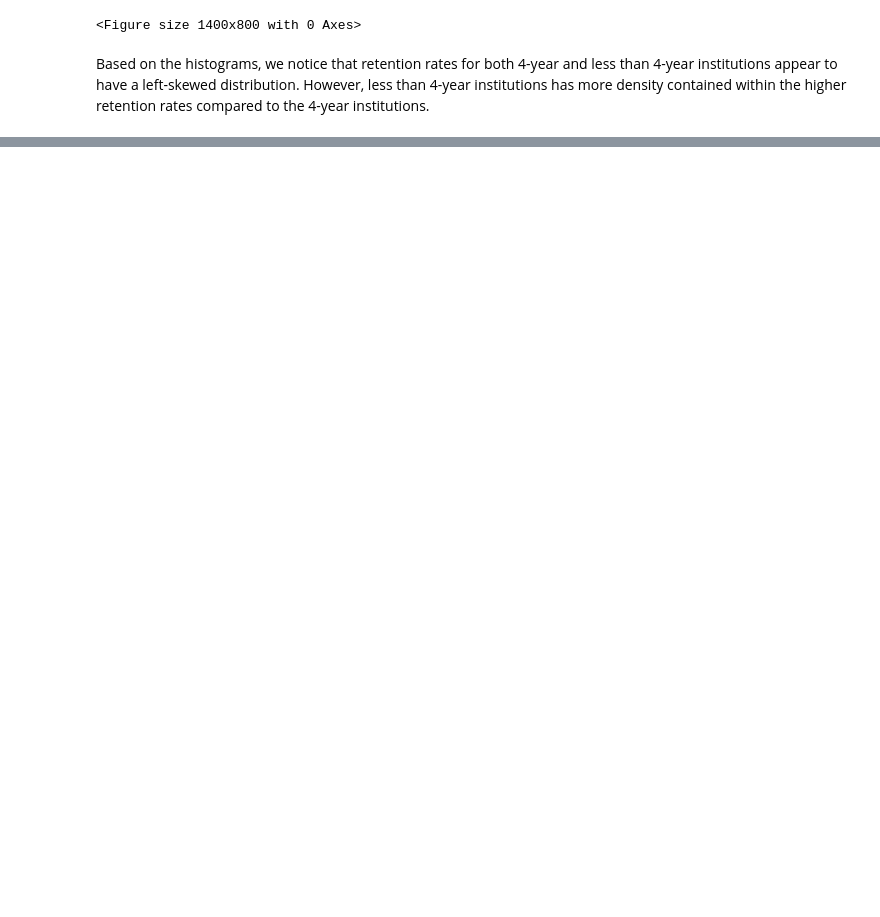
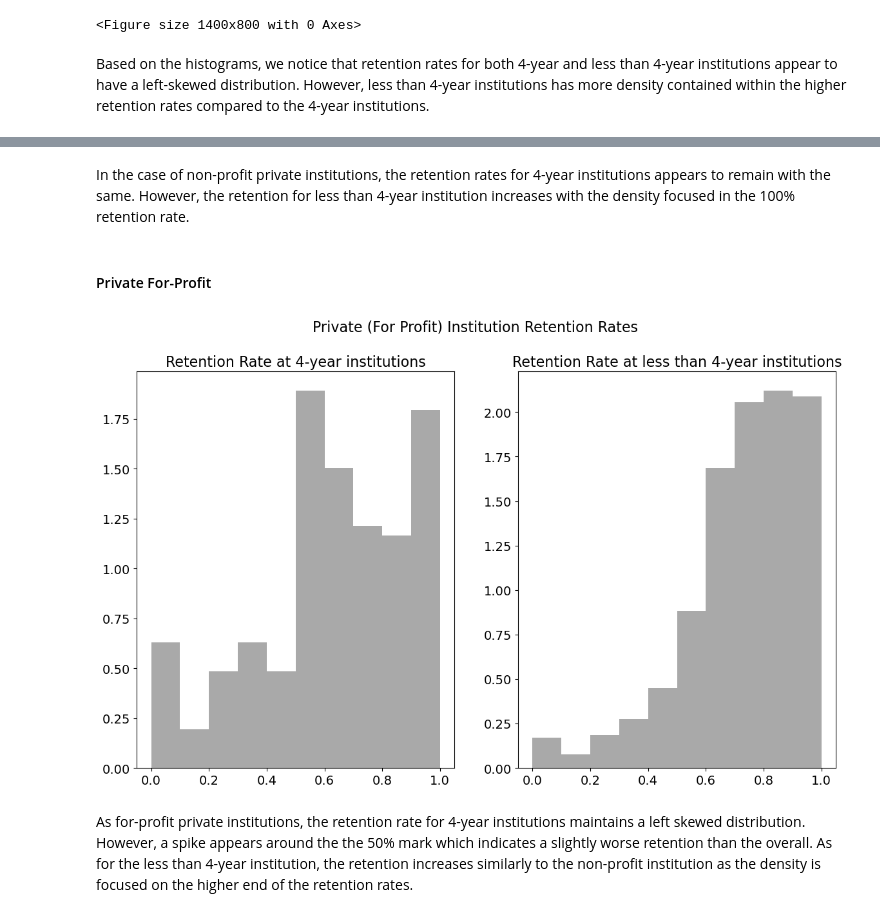
Before and after one commit to janetchoe/stat159-project, a Jupyter notebook: EDA.ipynb, the cells around one changed output, grey strips where cells are left out. Cells and saved outputs as stored; diff of their text form; code cells hidden in the pictures; blank space fills up the shorter version.

```diff
--- a/EDA.ipynb
+++ b/EDA.ipynb
@@ -64,0 +103,21 @@ Based on the histograms, we notice that retention rates for both 4-year and less
+# %% [markdown]
+In the case of non-profit private institutions, the retention rates for 4-year institutions appears to remain with the same. However, the retention for less than 4-year institution increases with the density focused in the 100% retention rate.
+# %% [markdown]
+#### Private For-Profit
+# %%
+private_profit = data.loc[data["CONTROL"] == 3]
+
+fig, (ax1, ax2) = plt.subplots(1, 2)
+fig.suptitle('Private (For Profit) Institution Retention Rates')
+
+ax1.set_title('Retention Rate at 4-year institutions')
+ax1.hist(private_profit.RET_FT4, density = True, color = "darkgray")
+
+ax2.set_title('Retention Rate at less than 4-year institutions')
+ax2.hist(private_profit.RET_FTL4, density = True, color = "darkgray")
+
+plt.show()
+# %% [output]
+[figure, added]
+# %% [markdown]
+As for-profit private institutions, the retention rate for 4-year institutions maintains a left skewed distribution. However, a spike appears around the the 50% mark which indicates a slightly worse retention than the overall. As for the less than 4-year institution, the retention increases similarly to the non-profit institution as the density is focused on the higher end of the retention rates.
```
Also changed, not shown: parts of 9 cells of this notebook.
